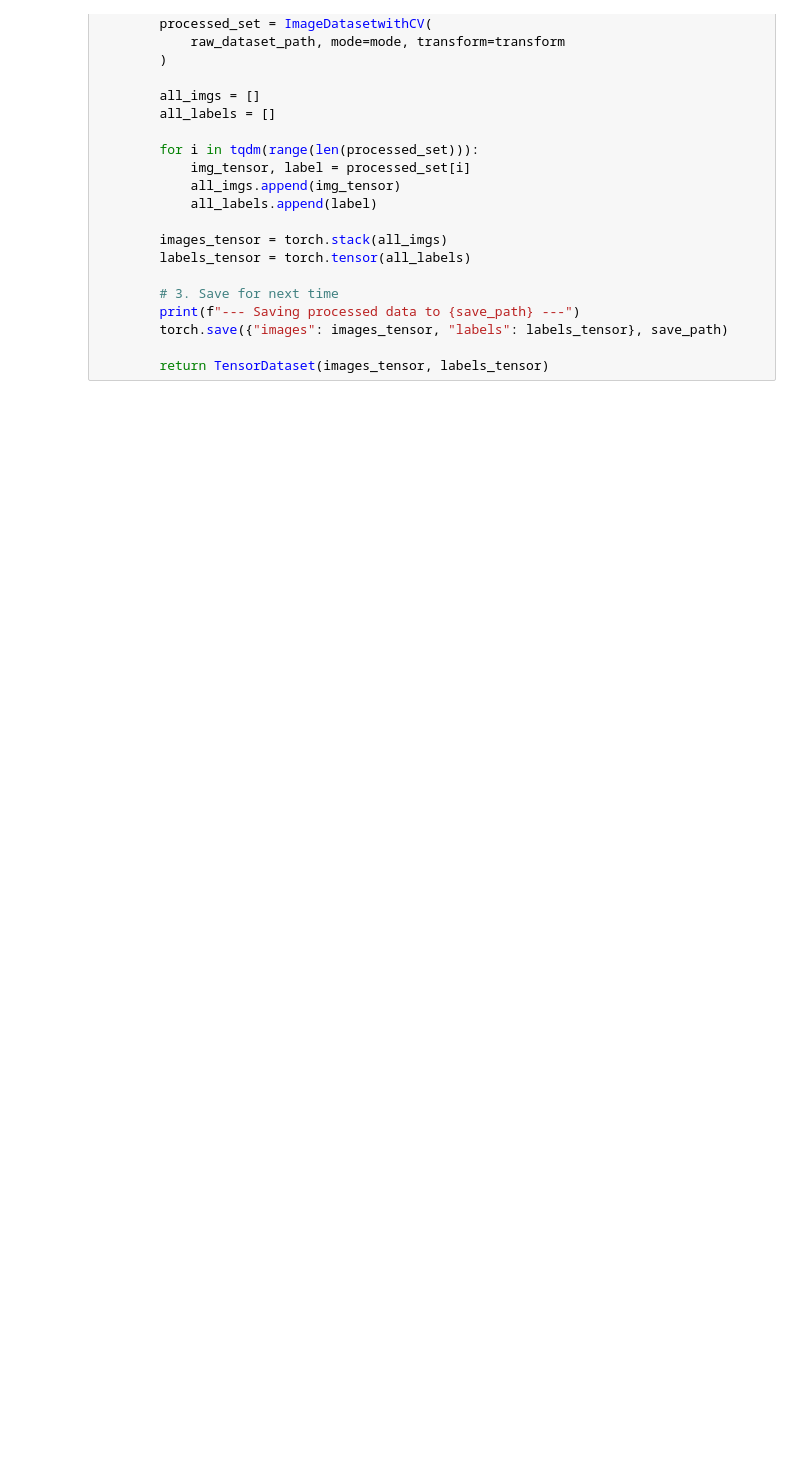
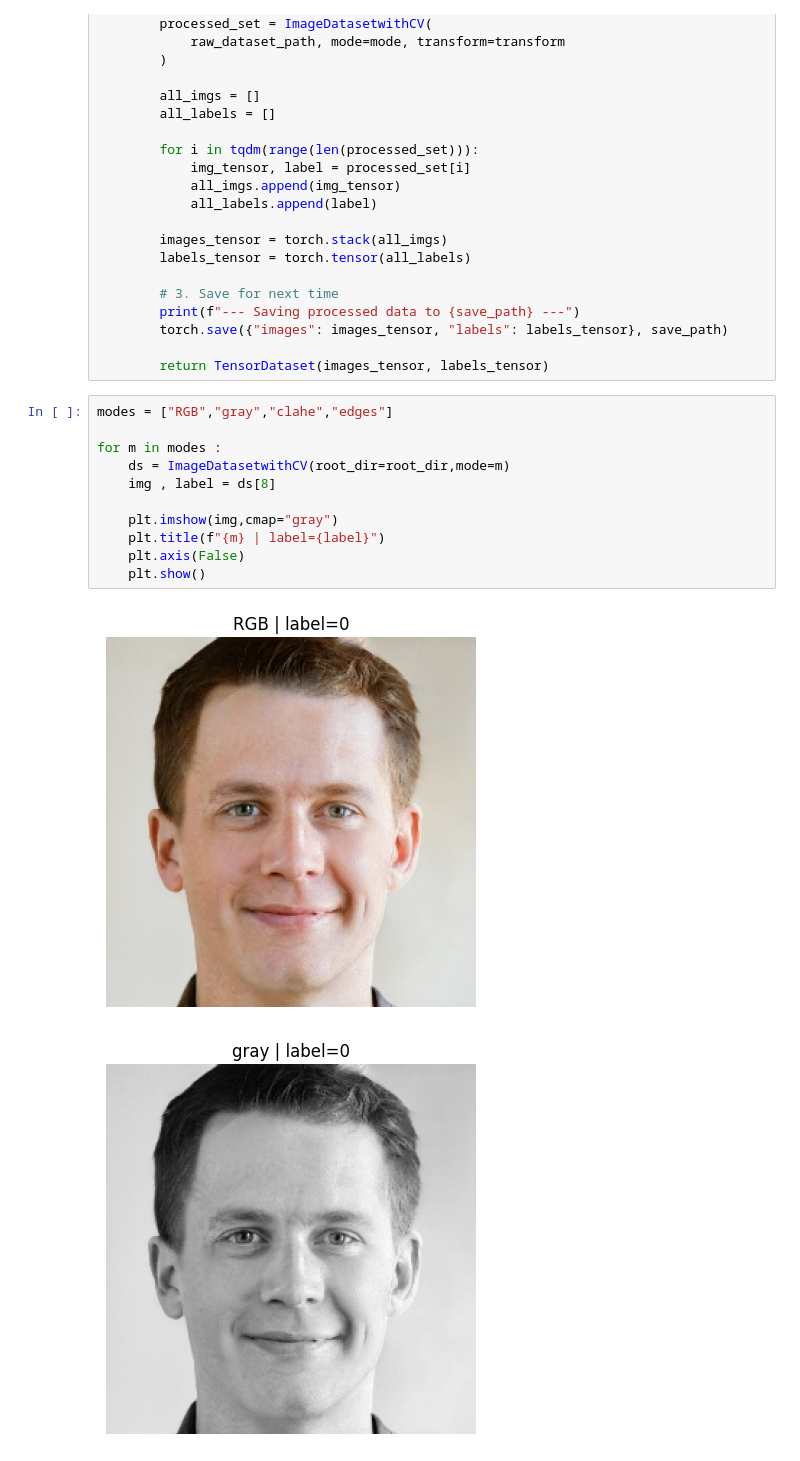
Before and after one commit to Alibubere/Deepfake_detection, a Jupyter notebook: notebooks/deepfake_detection.ipynb, the cells around one changed output. Cells and saved outputs as stored; diff of their text form; blank space fills up the shorter version.

Commit message:
Refactor Dataset and Optimized Dataset Code. Added configs

```diff
--- a/notebooks/deepfake_detection.ipynb
+++ b/notebooks/deepfake_detection.ipynb
@@ -118,3 +120,17 @@ def get_optimized_dataset(raw_dataset_path, save_path, mode="RGB", transform=Non
         torch.save({"images": images_tensor, "labels": labels_tensor}, save_path)
 
         return TensorDataset(images_tensor, labels_tensor)
+# %%
+modes = ["RGB","gray","clahe","edges"]
+
+for m in modes :
+    ds = ImageDatasetwithCV(root_dir=root_dir,mode=m)
+    img , label = ds[8]
+
+    plt.imshow(img,cmap="gray")
+    plt.title(f"{m} | label={label}")
+    plt.axis(False)
+    plt.show()
+# %% [output]
+[figure, added]
+[figure, added]
```
Also changed, not shown: parts of 5 cells of this notebook, 5 other files.
